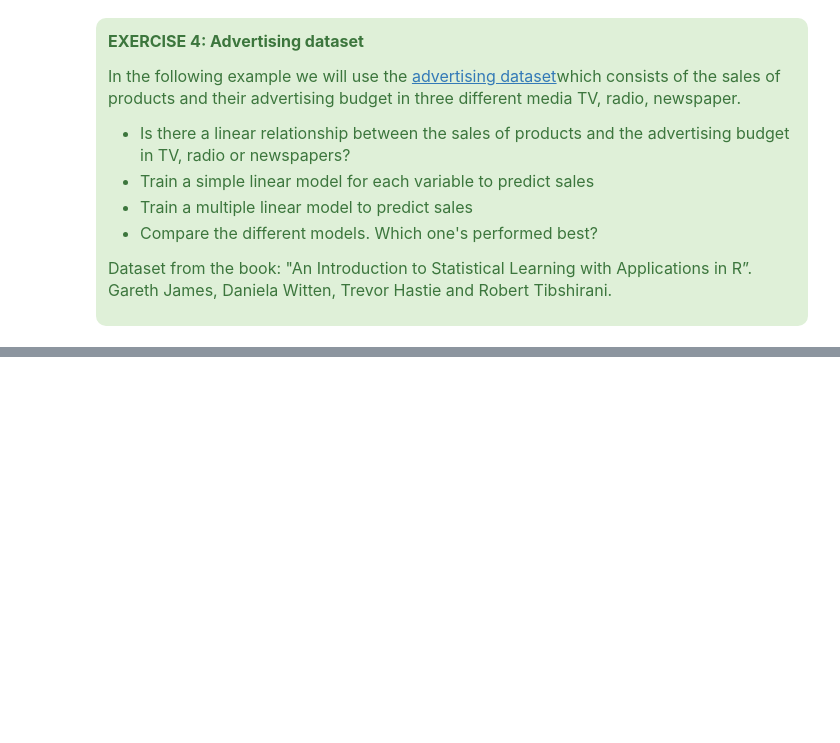
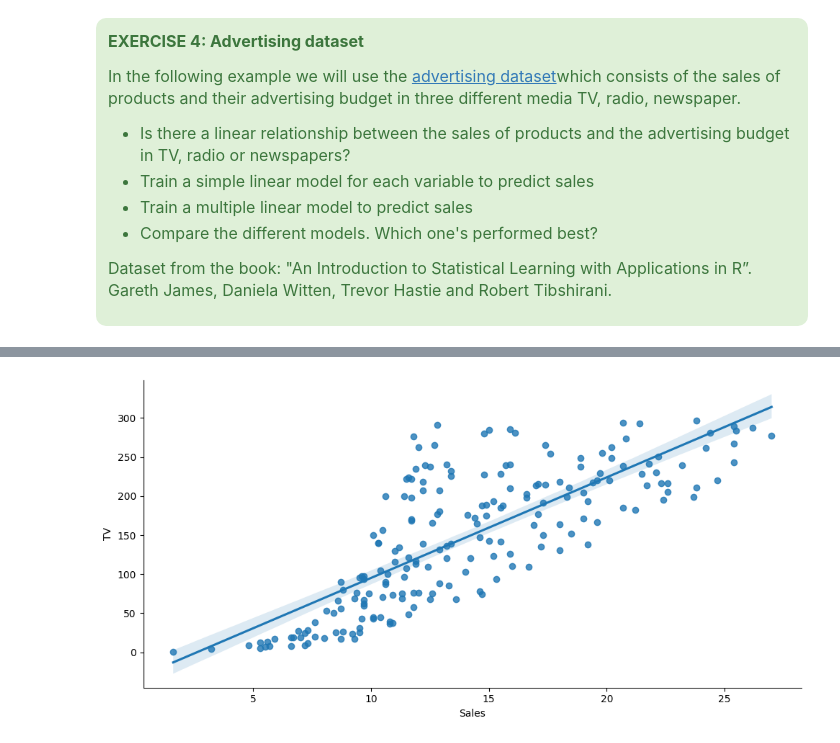
Before and after one commit to chandlershortlidge/lab-dsai-regression-exercises, a Jupyter notebook: your-code/main.ipynb, the cells around one changed output, grey strips where cells are left out. Cells and saved outputs as stored; diff of their text form; code cells hidden in the pictures; blank space fills up the shorter version.

```diff
--- a/your-code/main.ipynb
+++ b/your-code/main.ipynb
@@ -570,0 +595,6 @@ Dataset from the book: "An Introduction to Statistical Learning with Application
+# %%
+sns.lmplot(x="Sales", y="TV", data=advertising, aspect=2, order=1);
+
+# no, the relationship is not linear
+# %% [output]
+[figure, added]
```
Also changed, not shown: parts of 10 cells of this notebook, 1 other file.
